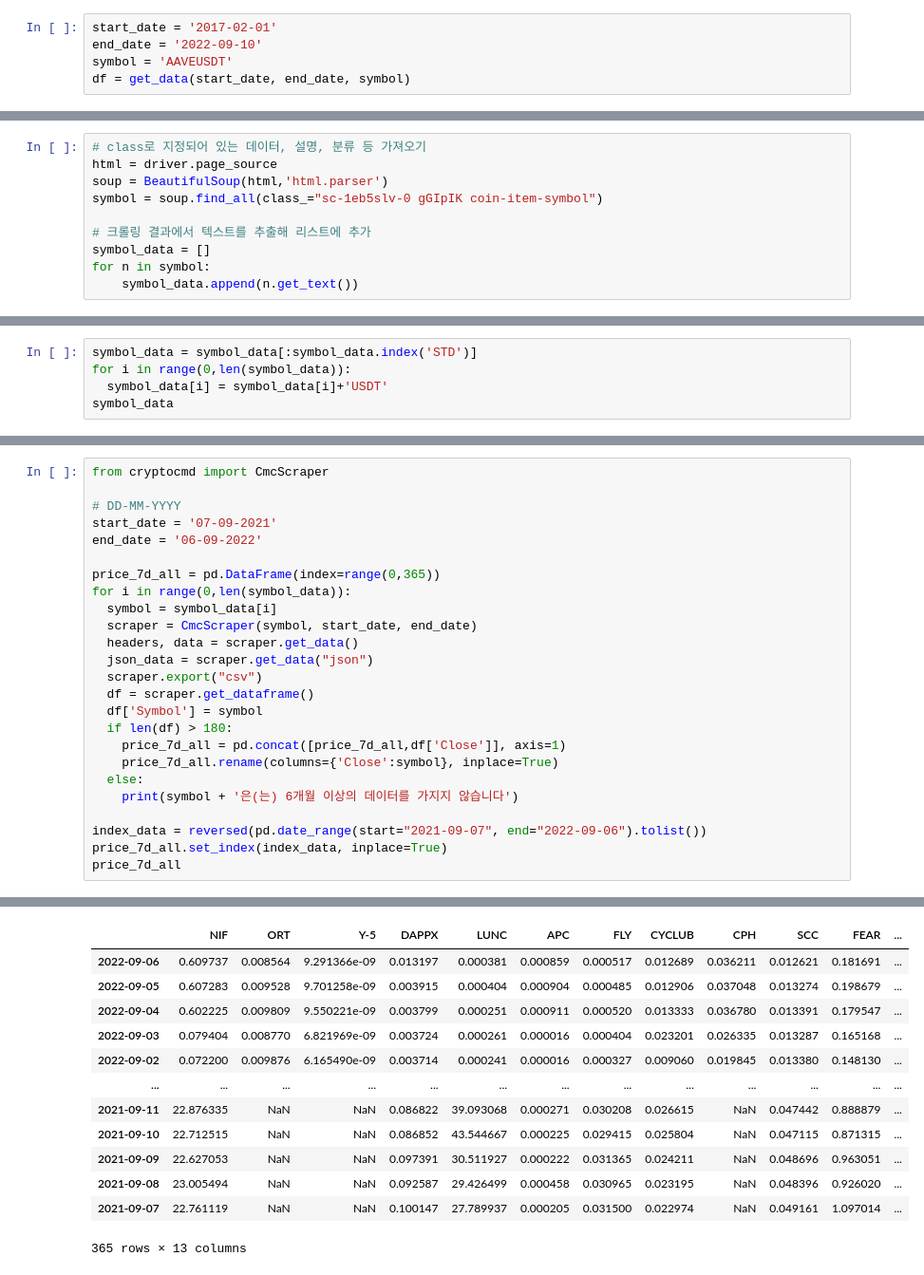
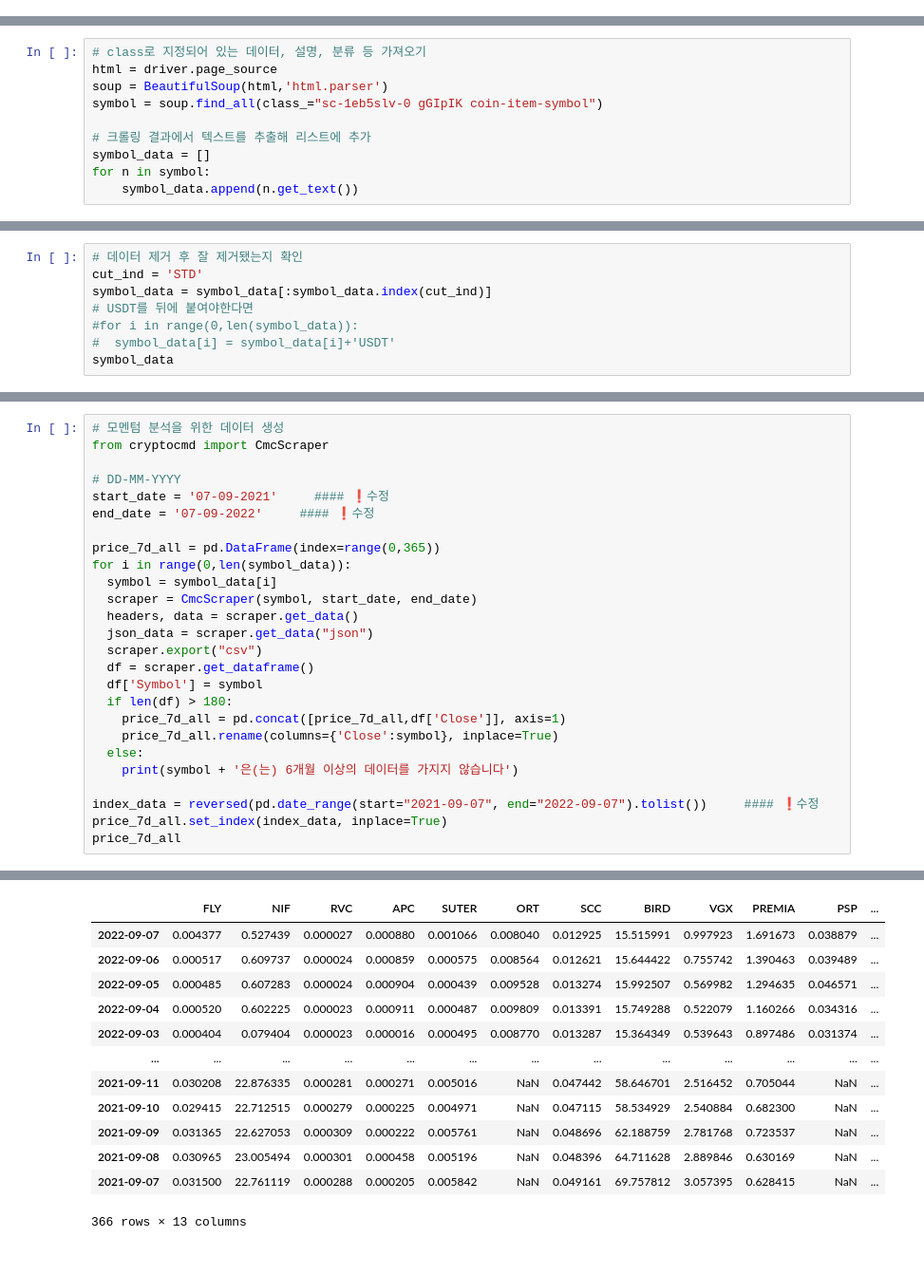
Before and after one commit to webclinic017/coin-analysis, a Jupyter notebook: Quant_Momentum_all.ipynb, the cells around one changed output, grey strips where cells are left out. Shown at 95% size. Saved outputs shown, nothing was run; the diff lists cells and outputs as text.

```diff
--- a/Quant_Momentum_all.ipynb
+++ b/Quant_Momentum_all.ipynb
@@ -164,8 +146,3 @@ def get_data(start_date, end_date, symbol):
     df.loc[:, 'Open':'tb_quote_av'] = df.loc[:, 'Open':'tb_quote_av'].astype(float)  # string to float
     df['trades'] = df['trades'].astype(int)
     return df
-# %%
-start_date = '2017-02-01'
-end_date = '2022-09-10'
-symbol = 'AAVEUSDT'
-df = get_data(start_date, end_date, symbol)
@@ -259,7 +219,10 @@ symbol_data
 # %%
-symbol_data = symbol_data[:symbol_data.index('STD')]
-for i in range(0,len(symbol_data)):
-  symbol_data[i] = symbol_data[i]+'USDT'
+# 데이터 제거 후 잘 제거됐는지 확인
+cut_ind = 'STD'
+symbol_data = symbol_data[:symbol_data.index(cut_ind)]
+# USDT를 뒤에 붙여야한다면
+#for i in range(0,len(symbol_data)):
+#  symbol_data[i] = symbol_data[i]+'USDT'
 symbol_data
 # %% [output]
 ['VEKTOR',
@@ -282,9 +260,10 @@ symbol_data
 # %%
+# 모멘텀 분석을 위한 데이터 생성
 from cryptocmd import CmcScraper
 
 # DD-MM-YYYY
-start_date = '07-09-2021'
-end_date = '06-09-2022'
+start_date = '07-09-2021'     #### ❗수정
+end_date = '07-09-2022'     #### ❗수정
 
 price_7d_all = pd.DataFrame(index=range(0,365))
 for i in range(0,len(symbol_data)):
@@ -301,7 +280,7 @@ for i in range(0,len(symbol_data)):
   else:
     print(symbol + '은(는) 6개월 이상의 데이터를 가지지 않습니다')
 
-index_data = reversed(pd.date_range(start="2021-09-07", end="2022-09-06").tolist())
+index_data = reversed(pd.date_range(start="2021-09-07", end="2022-09-07").tolist())     #### ❗수정
 price_7d_all.set_index(index_data, inplace=True)
 price_7d_all
 # %% [output]
@@ -325,14 +304,14 @@ KAZOKU은(는) 6개월 이상의 데이터를 가지지 않습니다
-|  | NIF | ORT | Y-5 | DAPPX | LUNC | APC | FLY | CYCLUB | CPH | SCC | FEAR | ... |
-| 2022-09-06 | 0.609737 | 0.008564 | 9.291366e-09 | 0.013197 | 0.000381 | 0.000859 | 0.000517 | 0.012689 | 0.036211 | 0.012621 | 0.181691 | ... |
-| 2022-09-05 | 0.607283 | 0.009528 | 9.701258e-09 | 0.003915 | 0.000404 | 0.000904 | 0.000485 | 0.012906 | 0.037048 | 0.013274 | 0.198679 | ... |
-| 2022-09-04 | 0.602225 | 0.009809 | 9.550221e-09 | 0.003799 | 0.000251 | 0.000911 | 0.000520 | 0.013333 | 0.036780 | 0.013391 | 0.179547 | ... |
-| 2022-09-03 | 0.079404 | 0.008770 | 6.821969e-09 | 0.003724 | 0.000261 | 0.000016 | 0.000404 | 0.023201 | 0.026335 | 0.013287 | 0.165168 | ... |
-| 2022-09-02 | 0.072200 | 0.009876 | 6.165490e-09 | 0.003714 | 0.000241 | 0.000016 | 0.000327 | 0.009060 | 0.019845 | 0.013380 | 0.148130 | ... |
+|  | FLY | NIF | RVC | APC | SUTER | ORT | SCC | BIRD | VGX | PREMIA | PSP | ... |
+| 2022-09-07 | 0.004377 | 0.527439 | 0.000027 | 0.000880 | 0.001066 | 0.008040 | 0.012925 | 15.515991 | 0.997923 | 1.691673 | 0.038879 | ... |
+| 2022-09-06 | 0.000517 | 0.609737 | 0.000024 | 0.000859 | 0.000575 | 0.008564 | 0.012621 | 15.644422 | 0.755742 | 1.390463 | 0.039489 | ... |
+| 2022-09-05 | 0.000485 | 0.607283 | 0.000024 | 0.000904 | 0.000439 | 0.009528 | 0.013274 | 15.992507 | 0.569982 | 1.294635 | 0.046571 | ... |
+| 2022-09-04 | 0.000520 | 0.602225 | 0.000023 | 0.000911 | 0.000487 | 0.009809 | 0.013391 | 15.749288 | 0.522079 | 1.160266 | 0.034316 | ... |
+| 2022-09-03 | 0.000404 | 0.079404 | 0.000023 | 0.000016 | 0.000495 | 0.008770 | 0.013287 | 15.364349 | 0.539643 | 0.897486 | 0.031374 | ... |
 | ... | ... | ... | ... | ... | ... | ... | ... | ... | ... | ... | ... | ... |
-| 2021-09-11 | 22.876335 | NaN | NaN | 0.086822 | 39.093068 | 0.000271 | 0.030208 | 0.026615 | NaN | 0.047442 | 0.888879 | ... |
-| 2021-09-10 | 22.712515 | NaN | NaN | 0.086852 | 43.544667 | 0.000225 | 0.029415 | 0.025804 | NaN | 0.047115 | 0.871315 | ... |
-| 2021-09-09 | 22.627053 | NaN | NaN | 0.097391 | 30.511927 | 0.000222 | 0.031365 | 0.024211 | NaN | 0.048696 | 0.963051 | ... |
-| 2021-09-08 | 23.005494 | NaN | NaN | 0.092587 | 29.426499 | 0.000458 | 0.030965 | 0.023195 | NaN | 0.048396 | 0.926020 | ... |
-| 2021-09-07 | 22.761119 | NaN | NaN | 0.100147 | 27.789937 | 0.000205 | 0.031500 | 0.022974 | NaN | 0.049161 | 1.097014 | ... |
+| 2021-09-11 | 0.030208 | 22.876335 | 0.000281 | 0.000271 | 0.005016 | NaN | 0.047442 | 58.646701 | 2.516452 | 0.705044 | NaN | ... |
+| 2021-09-10 | 0.029415 | 22.712515 | 0.000279 | 0.000225 | 0.004971 | NaN | 0.047115 | 58.534929 | 2.540884 | 0.682300 | NaN | ... |
+| 2021-09-09 | 0.031365 | 22.627053 | 0.000309 | 0.000222 | 0.005761 | NaN | 0.048696 | 62.188759 | 2.781768 | 0.723537 | NaN | ... |
+| 2021-09-08 | 0.030965 | 23.005494 | 0.000301 | 0.000458 | 0.005196 | NaN | 0.048396 | 64.711628 | 2.889846 | 0.630169 | NaN | ... |
+| 2021-09-07 | 0.031500 | 22.761119 | 0.000288 | 0.000205 | 0.005842 | NaN | 0.049161 | 69.757812 | 3.057395 | 0.628415 | NaN | ... |
-365 rows × 13 columns
+366 rows × 13 columns
 # %% [markdown]
```
Also changed, not shown: parts of 40 cells of this notebook.
